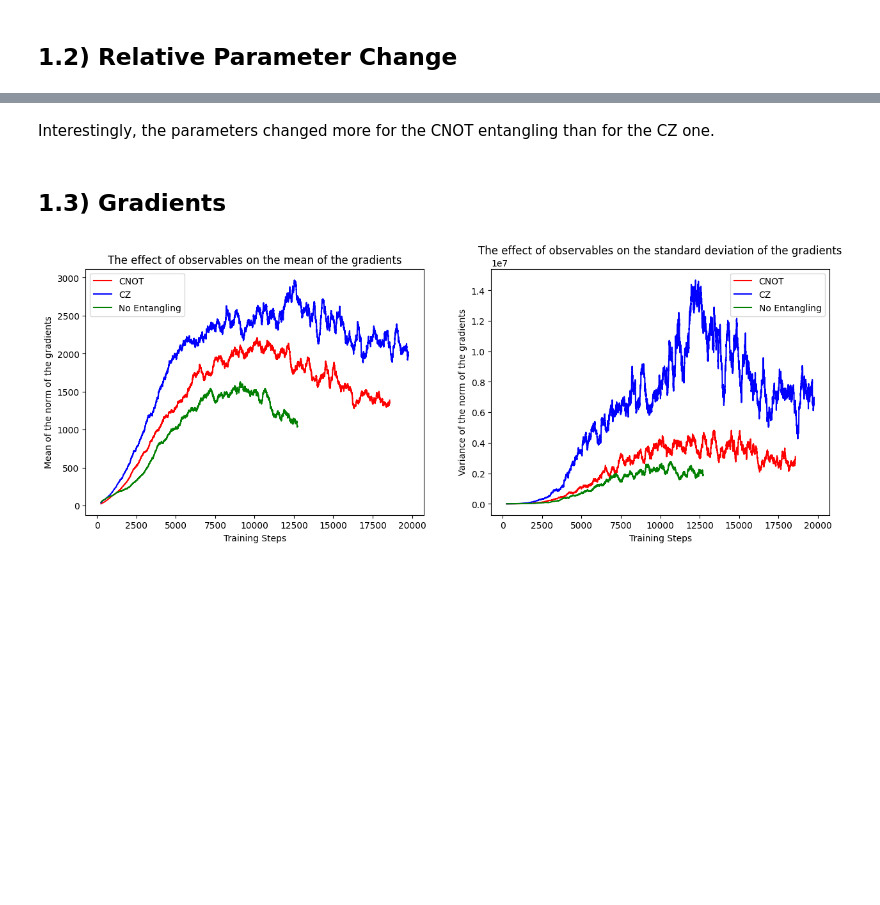
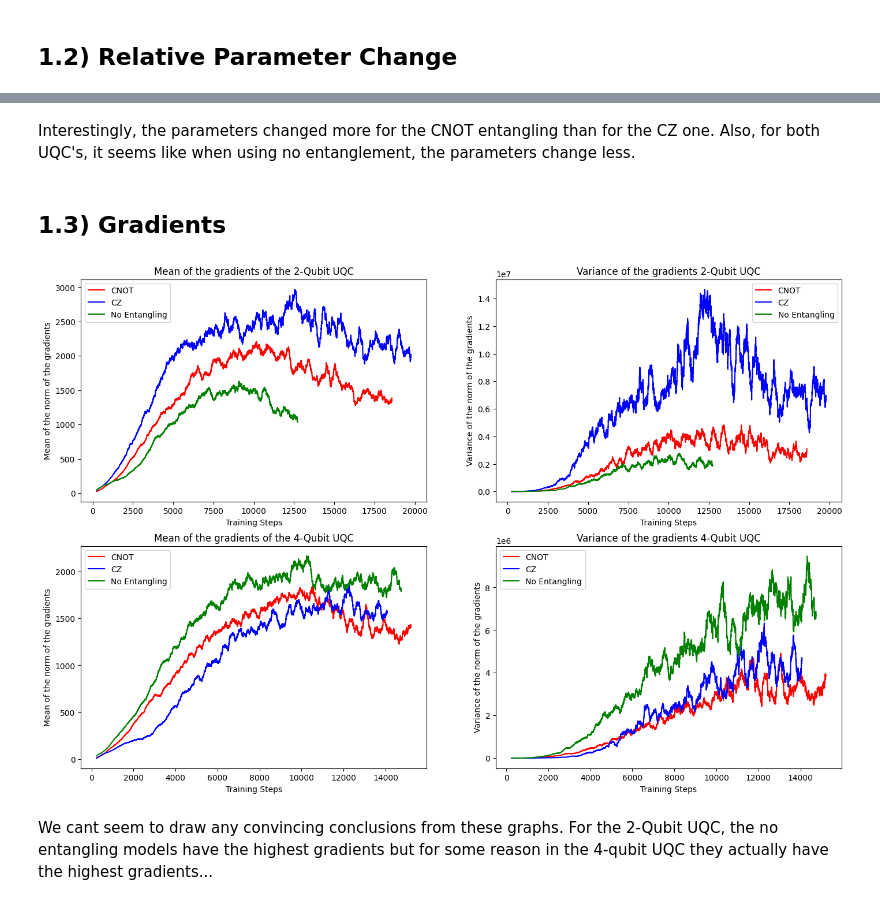
Before and after one commit to RodrigoCoelho7/VQC_Qlearning, a Jupyter notebook: data_analysis/uqc_entanglement.ipynb, the cells around one changed output, grey strips where cells are left out. Drawn from its saved outputs; the diff is of its cells as text; code cells hidden in the pictures; blank space fills up the shorter version.

```diff
--- a/data_analysis/uqc_entanglement.ipynb
+++ b/data_analysis/uqc_entanglement.ipynb
@@ -9,8 +9,14 @@ import pandas as pd
 uqc_2qubit_cnot_path = "../../results/uqc_entanglement/2_qubit_uqc_cnot"
 uqc_2qubit_cz_path = "../../results/uqc_entanglement/2_qubit_uqc_cz"
 uqc_2qubit_noentangling_path = "../../results/uqc_entanglement/2_qubit_uqc_noentangling"
+uqc_4qubit_cnot_path = "../../results/uqc_entanglement/4_qubit_uqc_cnot"
+uqc_4qubit_cz_path = "../../results/uqc_entanglement/4_qubit_uqc_cz"
+uqc_4qubit_noentangling_path = "../../results/uqc_entanglement/4_qubit_uqc_noentangling"
 
 uqc_2qubit_cnot = Analysis(uqc_2qubit_cnot_path)
 uqc_2qubit_cz = Analysis(uqc_2qubit_cz_path)
 uqc_2qubit_noentangling = Analysis(uqc_2qubit_noentangling_path)
+uqc_4qubit_cnot = Analysis(uqc_4qubit_cnot_path)
+uqc_4qubit_cz = Analysis(uqc_4qubit_cz_path)
+uqc_4qubit_noentangling = Analysis(uqc_4qubit_noentangling_path)
 # %% [markdown]
@@ -88,11 +142,15 @@ plt.show()
 # %% [markdown]
-Interestingly, the parameters changed more for the CNOT entangling than for the CZ one.
+Interestingly, the parameters changed more for the CNOT entangling than for the CZ one. Also, for both UQC's, it seems like when using no entanglement, the parameters change less.
 # %% [markdown]
 ## 1.3) Gradients
 # %%
 uqc_2qubit_cnot_mean_gradients, uqc_2qubit_cnot_std_gradients = uqc_2qubit_cnot.get_gradients_all_params()
 uqc_2qubit_cz_mean_gradients, uqc_2qubit_cz_std_gradients = uqc_2qubit_cz.get_gradients_all_params()
 uqc_2qubit_noentangling_mean_gradients, uqc_2qubit_noentangling_std_gradients = uqc_2qubit_noentangling.get_gradients_all_params()
+
+uqc_4qubit_cnot_mean_gradients, uqc_4qubit_cnot_std_gradients = uqc_4qubit_cnot.get_gradients_all_params()
+uqc_4qubit_cz_mean_gradients, uqc_4qubit_cz_std_gradients = uqc_4qubit_cz.get_gradients_all_params()
+uqc_4qubit_noentangling_mean_gradients, uqc_4qubit_noentangling_std_gradients = uqc_4qubit_noentangling.get_gradients_all_params()
 # %%
 uqc_2qubit_cnot_mean_gradients_smoothed = pd.Series(uqc_2qubit_cnot_mean_gradients).rolling(250).mean()
 uqc_2qubit_cz_mean_gradients_smoothed = pd.Series(uqc_2qubit_cz_mean_gradients).rolling(250).mean()
@@ -101,24 +159,51 @@ uqc_2qubit_noentangling_mean_gradients_smoothed = pd.Series(uqc_2qubit_noentangl
 uqc_2qubit_cnot_std_gradients_smoothed = pd.Series(uqc_2qubit_cnot_std_gradients).rolling(250).mean()
 uqc_2qubit_cz_std_gradients_smoothed = pd.Series(uqc_2qubit_cz_std_gradients).rolling(250).mean()
 uqc_2qubit_noentangling_std_gradients_smoothed = pd.Series(uqc_2qubit_noentangling_std_gradients).rolling(250).mean()
+
+uqc_4qubit_cnot_mean_gradients_smoothed = pd.Series(uqc_4qubit_cnot_mean_gradients).rolling(250).mean()
+uqc_4qubit_cz_mean_gradients_smoothed = pd.Series(uqc_4qubit_cz_mean_gradients).rolling(250).mean()
+uqc_4qubit_noentangling_mean_gradients_smoothed = pd.Series(uqc_4qubit_noentangling_mean_gradients).rolling(250).mean()
+
+uqc_4qubit_cnot_std_gradients_smoothed = pd.Series(uqc_4qubit_cnot_std_gradients).rolling(250).mean()
+uqc_4qubit_cz_std_gradients_smoothed = pd.Series(uqc_4qubit_cz_std_gradients).rolling(250).mean()
+uqc_4qubit_noentangling_std_gradients_smoothed = pd.Series(uqc_4qubit_noentangling_std_gradients).rolling(250).mean()
 # %%
-fig, axs = plt.subplots(1, 2, figsize=(15, 5))
-axs[0].plot(uqc_2qubit_cnot_mean_gradients_smoothed, color = "red", label="CNOT")
-axs[0].plot(uqc_2qubit_cz_mean_gradients_smoothed, color = "blue", label="CZ")
-axs[0].plot(uqc_2qubit_noentangling_mean_gradients_smoothed, color = "green", label="No Entangling")
-axs[0].legend()
-axs[0].set_xlabel("Training Steps")
-axs[0].set_ylabel("Mean of the norm of the gradients")
-axs[0].set_title("The effect of observables on the mean of the gradients")
 
-axs[1].plot(uqc_2qubit_cnot_std_gradients_smoothed, color = "red", label="CNOT")
-axs[1].plot(uqc_2qubit_cz_std_gradients_smoothed, color = "blue", label="CZ")
-axs[1].plot(uqc_2qubit_noentangling_std_gradients_smoothed, color = "green", label="No Entangling")
-axs[1].legend()
-axs[1].set_xlabel("Training Steps")
-axs[1].set_ylabel("Variance of the norm of the gradients")
-axs[1].set_title("The effect of observables on the standard deviation of the gradients")
+fig, axs = plt.subplots(2, 2, figsize=(17, 11))
+axs[0,0].plot(uqc_2qubit_cnot_mean_gradients_smoothed, color = "red", label="CNOT")
+axs[0,0].plot(uqc_2qubit_cz_mean_gradients_smoothed, color = "blue", label="CZ")
+axs[0,0].plot(uqc_2qubit_noentangling_mean_gradients_smoothed, color = "green", label="No Entangling")
+axs[0,0].legend()
+axs[0,0].set_xlabel("Training Steps")
+axs[0,0].set_ylabel("Mean of the norm of the gradients")
+axs[0,0].set_title("Mean of the gradients of the 2-Qubit UQC")
+
+axs[0,1].plot(uqc_2qubit_cnot_std_gradients_smoothed, color = "red", label="CNOT")
+axs[0,1].plot(uqc_2qubit_cz_std_gradients_smoothed, color = "blue", label="CZ")
+axs[0,1].plot(uqc_2qubit_noentangling_std_gradients_smoothed, color = "green", label="No Entangling")
+axs[0,1].legend()
+axs[0,1].set_xlabel("Training Steps")
+axs[0,1].set_ylabel("Variance of the norm of the gradients")
+axs[0,1].set_title("Variance of the gradients 2-Qubit UQC")
+
+axs[1,0].plot(uqc_4qubit_cnot_mean_gradients_smoothed, color = "red", label="CNOT")
+axs[1,0].plot(uqc_4qubit_cz_mean_gradients_smoothed, color = "blue", label="CZ")
+axs[1,0].plot(uqc_4qubit_noentangling_mean_gradients_smoothed, color = "green", label="No Entangling")
+axs[1,0].legend()
+axs[1,0].set_xlabel("Training Steps")
+axs[1,0].set_ylabel("Mean of the norm of the gradients")
+axs[1,0].set_title("Mean of the gradients of the 4-Qubit UQC")
+
+axs[1,1].plot(uqc_4qubit_cnot_std_gradients_smoothed, color = "red", label="CNOT")
+axs[1,1].plot(uqc_4qubit_cz_std_gradients_smoothed, color = "blue", label="CZ")
+axs[1,1].plot(uqc_4qubit_noentangling_std_gradients_smoothed, color = "green", label="No Entangling")
+axs[1,1].legend()
+axs[1,1].set_xlabel("Training Steps")
+axs[1,1].set_ylabel("Variance of the norm of the gradients")
+axs[1,1].set_title("Variance of the gradients 4-Qubit UQC")
 
 plt.show()
 # %% [output]
-[figure, old version]
+[figure, new version]
+# %% [markdown]
+We cant seem to draw any convincing conclusions from these graphs. For the 2-Qubit UQC, the no entangling models have the highest gradients but for some reason in the 4-qubit UQC they actually have the highest gradients...
```
Also changed, not shown: parts of 9 cells of this notebook.
